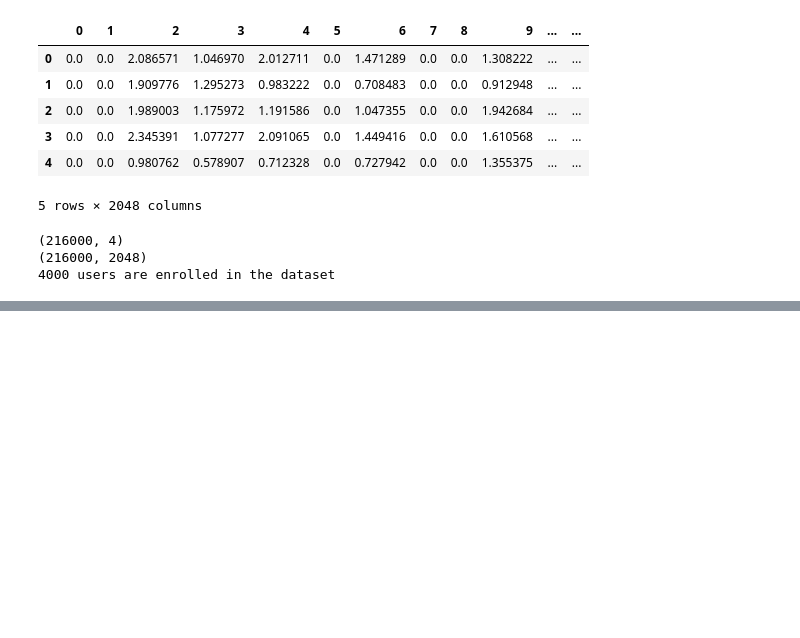
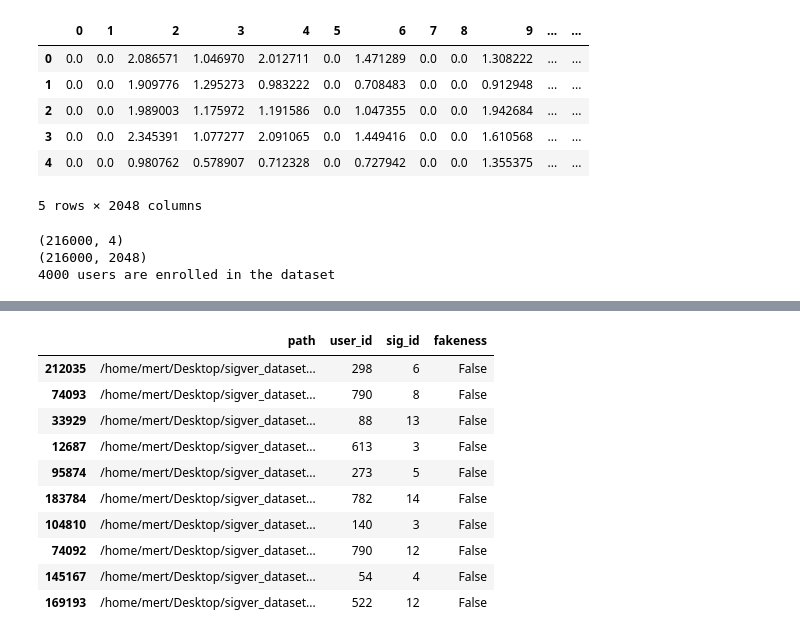
Before and after one commit to gonultasbu/sigver_bmg, a Jupyter notebook: jn_xgb_binary.ipynb, the cells around one changed output, grey strips where cells are left out. Drawn from its saved outputs; the diff is of its cells as text; code cells hidden in the pictures; blank space fills up the shorter version.

```diff
--- a/jn_xgb_binary.ipynb
+++ b/jn_xgb_binary.ipynb
@@ -105,0 +86,14 @@ Name: user_id, Length: 8960, dtype: bool
+# %%
+data_f_train_gen_14.loc[choice(data_f_train_gen_14.loc[data_f_train_gen_14['user_id']!=3].index,10)]
+# %% [output]
+|  | path | user_id | sig_id | fakeness |
+| 212035 | /home/mert/Desktop/sigver_dataset... | 298 | 6 | False |
+| 74093 | /home/mert/Desktop/sigver_dataset... | 790 | 8 | False |
+| 33929 | /home/mert/Desktop/sigver_dataset... | 88 | 13 | False |
+| 12687 | /home/mert/Desktop/sigver_dataset... | 613 | 3 | False |
+| 95874 | /home/mert/Desktop/sigver_dataset... | 273 | 5 | False |
+| 183784 | /home/mert/Desktop/sigver_dataset... | 782 | 14 | False |
+| 104810 | /home/mert/Desktop/sigver_dataset... | 140 | 3 | False |
+| 74092 | /home/mert/Desktop/sigver_dataset... | 790 | 12 | False |
+| 145167 | /home/mert/Desktop/sigver_dataset... | 54 | 4 | False |
+| 169193 | /home/mert/Desktop/sigver_dataset... | 522 | 12 | False |
```
Also changed, not shown: parts of 18 cells of this notebook, 6 other files.
